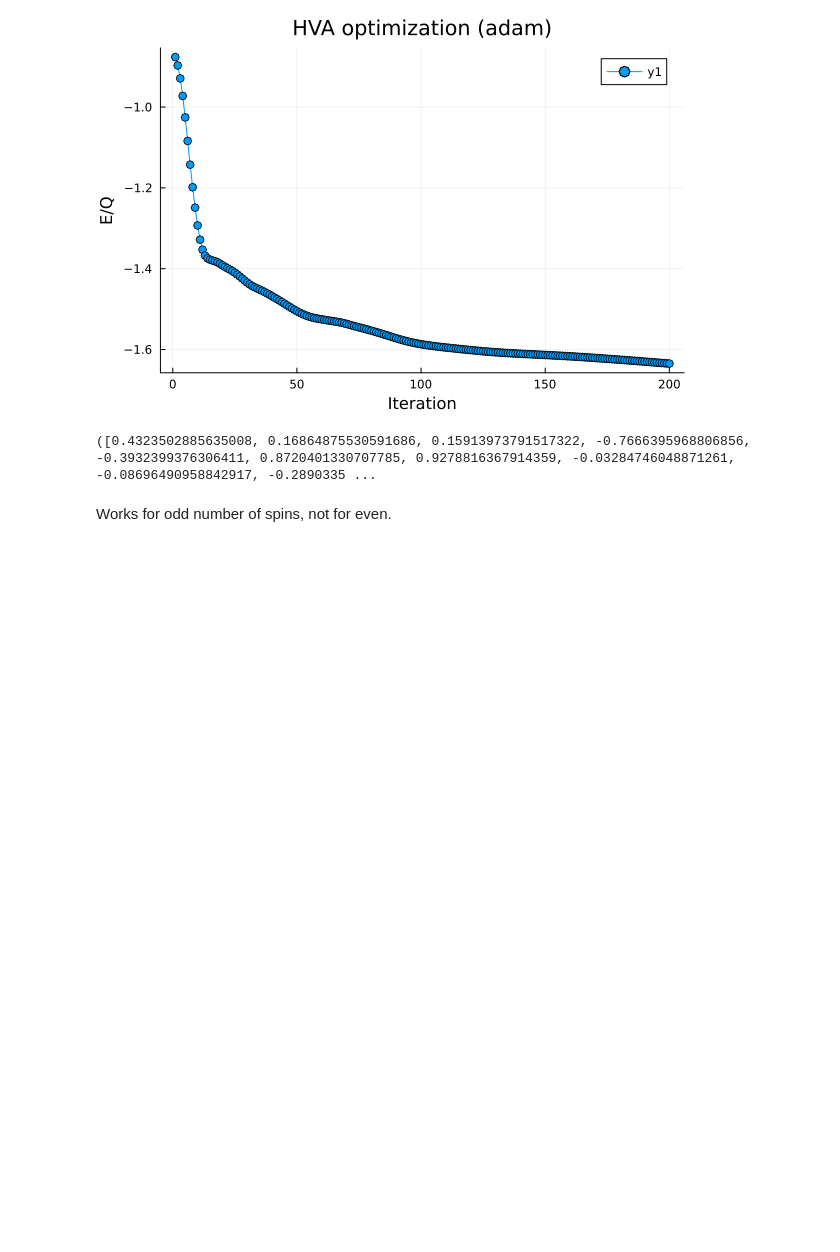
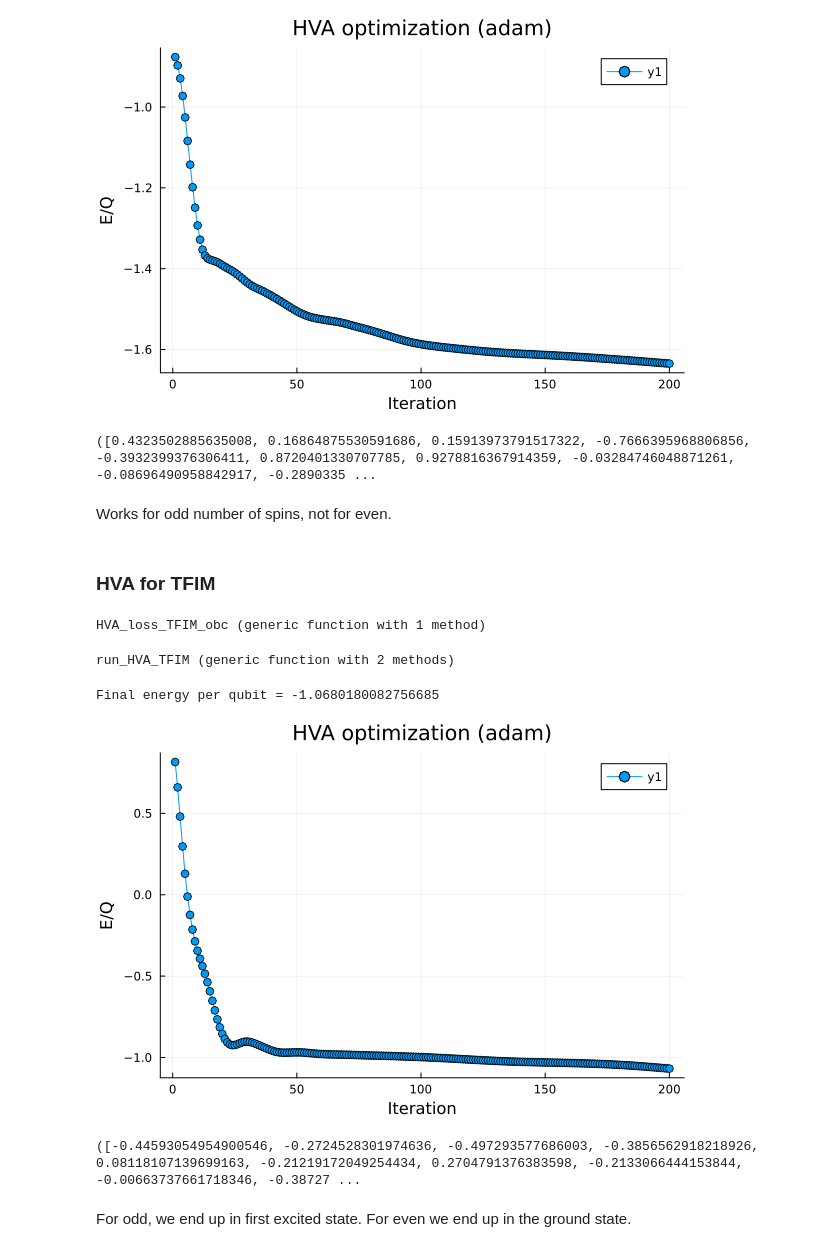
Before and after one commit to JuliaGerecke/PP-VarBenchmarks, a Jupyter notebook: HVA/sandbox_hva.ipynb, the cells around one changed output. Cells and saved outputs as stored; diff of their text form; code cells hidden in the pictures; blank space fills up the shorter version.

Commit message:
TFIM added, even works, odd does not

```diff
--- a/HVA/sandbox_hva.ipynb
+++ b/HVA/sandbox_hva.ipynb
@@ -45,7 +45,7 @@ end
 # 3. HVA circuit construction
 # ──────────────────────────────────────────────────────────────
 
-function build_HVA_circuit(nq::Int, p::Int; topology=nothing)
+function build_HVA_circ_Heisenberg(nq::Int, p::Int; topology=nothing)
     circuit = Gate[]
     if topology === nothing
         topology = bricklayertopology(nq; periodic=false)
@@ -132,7 +132,7 @@ end
 # 6. Run HVA optimization
 # ──────────────────────────────────────────────────────────────
 function run_HVA(nq::Int=3; p::Int=2, opt::Symbol=:adam, verbose=true, max_freq=Inf, max_weight=Inf, steps=150)
-    circuit = build_HVA_circuit(nq, p)
+    circuit = build_HVA_circ_Heisenberg(nq, p)
     nparams = length(circuit)
     thetas_init = rand(Uniform(-0.1, 0.1), nparams)
 
@@ -169,3 +169,68 @@ Final energy per qubit = -1.634967363467498
 ([0.4323502885635008, 0.16864875530591686, 0.15913973791517322, -0.7666395968806856, -0.3932399376306411, 0.8720401330707785, 0.9278816367914359, -0.03284746048871261, -0.08696490958842917, -0.2890335 ...
 # %% [markdown]
 Works for odd number of spins, not for even.
+# %% [markdown]
+### HVA for TFIM
+# %%
+function HVA_loss_TFIM_obc(thetas::AbstractVector, circuit, nq;
+    topology=nothing, max_freq=Inf, max_weight=Inf)
+    if isnothing(topology)
+        topology = bricklayertopology(nq; periodic=false)
+    end
+
+    CoeffType = eltype(thetas)
+
+    H = PauliSum(CoeffType, nq)
+
+    for qind in 1:nq
+        add!(H, :X, qind, CoeffType(1.0))
+    end
+    for pair in topology
+        add!(H, [:Z, :Z], collect(pair), CoeffType(1.0))
+    end
+
+    wrapped_H = wrapcoefficients(H, PauliFreqTracker)
+    propagated = propagate!(circuit, wrapped_H, thetas; max_freq, max_weight)
+    return overlapwithplus(propagated)
+end
+# %% [output]
+HVA_loss_TFIM_obc (generic function with 1 method)
+# %%
+function run_HVA_TFIM(nq::Int=3; nl::Int=2, opt::Symbol=:adam, verbose=true, max_freq=Inf, max_weight=Inf, steps=150)
+    circuit = tfitrottercircuit(nq, nl)
+    nparams = length(circuit)
+    thetas_init = rand(Uniform(-0.1,0.1), nparams)
+
+    # tie closure for differentiation
+    closed_loss = let const_circ = circuit, const_nq = nq, const_max_freq=max_freq, const_max_weight=max_weight
+        θ -> HVA_loss_TFIM_obc(θ, const_circ, const_nq; max_freq=const_max_freq, max_weight=const_max_weight)
+    end
+
+    if opt == :adam
+        thetas, E = adam_optimizer(thetas_init, closed_loss, nq; steps=steps)
+    elseif opt == :lbfgs
+        thetas, E = lbfgs_optimizer(thetas_init, closed_loss, nq)
+    else
+        error("Unknown optimizer $opt")
+    end
+
+    if verbose
+        println("Final energy per qubit = $(E[end])")
+        plot(E, marker=:o, xlabel="Iteration", ylabel="E/Q", title="HVA optimization ($opt)")
+        display(current())
+    end
+    return thetas, E
+end
+# %% [output]
+run_HVA_TFIM (generic function with 2 methods)
+# %%
+# test run
+nq=5
+nl=7
+thetas, E = run_HVA_TFIM(nq; nl=nl, opt=:adam, verbose=true, max_freq=Inf, max_weight = Inf, steps=200)
+# %% [output]
+Final energy per qubit = -1.0680180082756685
+[figure, added]
+([-0.44593054954900546, -0.2724528301974636, -0.497293577686003, -0.3856562918218926, 0.08118107139699163, -0.21219172049254434, 0.2704791376383598, -0.2133066444153844, -0.00663737661718346, -0.38727 ...
+# %% [markdown]
+For odd, we end up in first excited state. For even we end up in the ground state.
```
